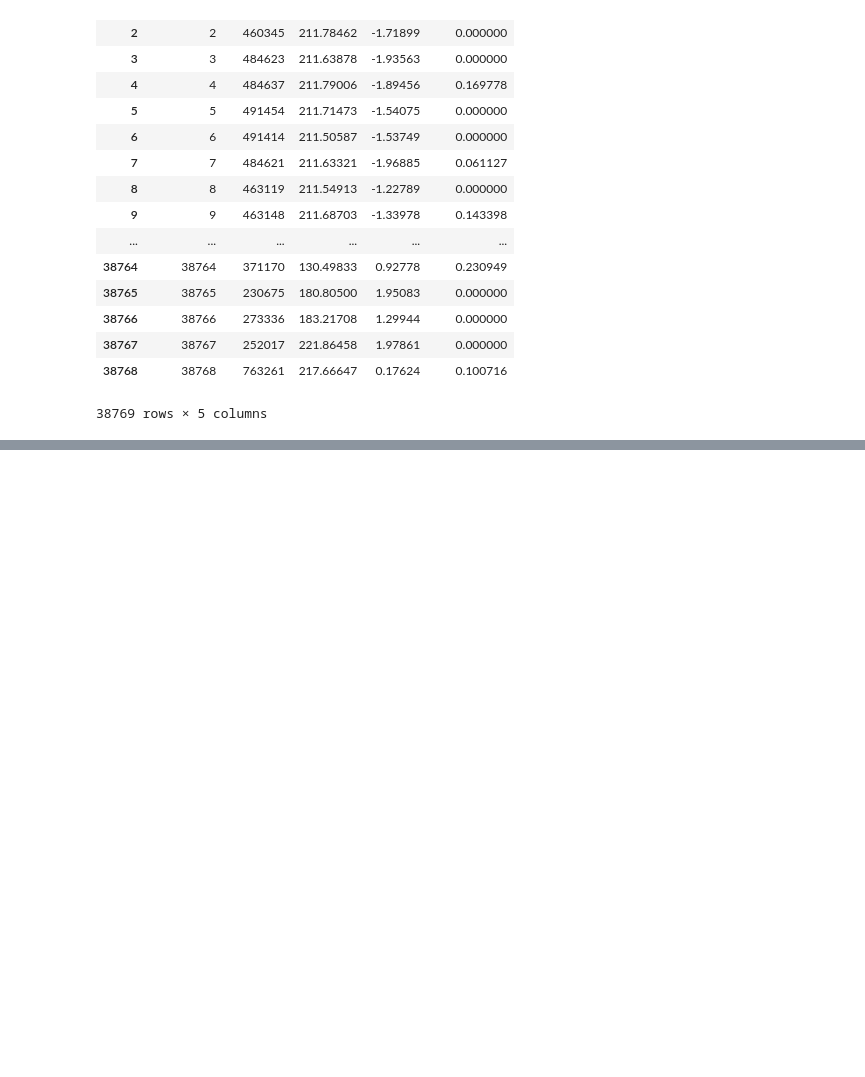
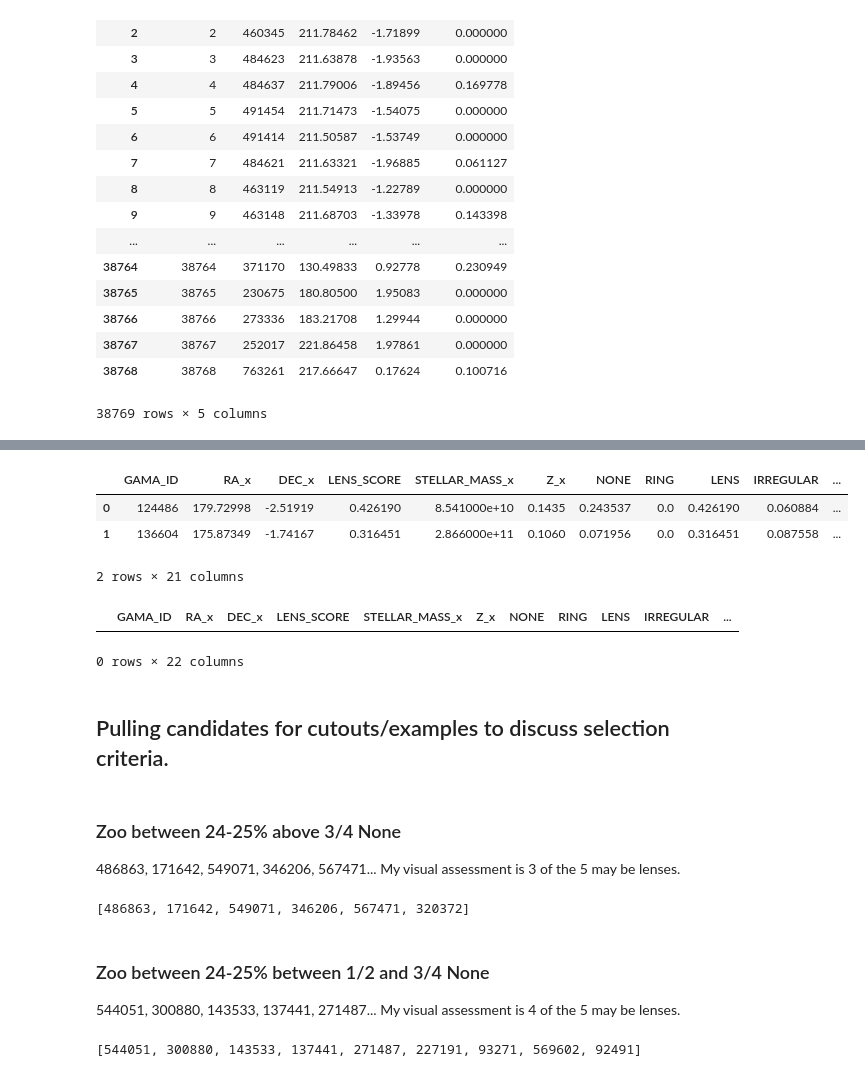
Before and after one commit to shawnknabel/lens_methods, a Jupyter notebook: Shawn Knabel - Gravitational Lensing Notebook - Concise.ipynb, the cells around one changed output, grey strips where cells are left out. Drawn from its saved outputs; the diff is of its cells as text; code cells hidden in the pictures; blank space fills up the shorter version.

```diff
--- a/Shawn Knabel - Gravitational Lensing Notebook - Concise.ipynb
+++ b/Shawn Knabel - Gravitational Lensing Notebook - Concise.ipynb
@@ -1179,0 +1093,48 @@ zoo_in_gama
+# %%
+pd.merge(zoo_hard_cut, mac_with_mass, on = 'GAMA_ID', how = 'inner')
+# %% [output]
+|  | GAMA_ID | RA_x | DEC_x | LENS_SCORE | STELLAR_MASS_x | Z_x | NONE | RING | LENS | IRREGULAR | ... |
+| 0 | 124486 | 179.72998 | -2.51919 | 0.426190 | 8.541000e+10 | 0.1435 | 0.243537 | 0.0 | 0.426190 | 0.060884 | ... |
+| 1 | 136604 | 175.87349 | -1.74167 | 0.316451 | 2.866000e+11 | 0.1060 | 0.071956 | 0.0 | 0.316451 | 0.087558 | ... |
+2 rows × 21 columns
+# %%
+pd.merge(zoo_hard_cut, spec_with_mass, on = 'GAMA_ID', how = 'inner')
+# %% [output]
+|  | GAMA_ID | RA_x | DEC_x | LENS_SCORE | STELLAR_MASS_x | Z_x | NONE | RING | LENS | IRREGULAR | ... |
+0 rows × 22 columns
+# %% [markdown]
+## Pulling candidates for cutouts/examples to discuss selection criteria.
+# %% [markdown]
+### Zoo between 24-25% above 3/4 None
+486863, 171642, 549071, 346206, 567471...
+My visual assessment is 3 of the 5 may be lenses.
+# %%
+zoo_find_example1 = zoo_with_all_scores[(zoo_with_all_scores.LENS >= 0.24) &
+                                   (zoo_with_all_scores.LENS <= 0.25) &
+                                        (zoo_with_all_scores.LENS >= (3/4)*zoo_with_all_scores.NONE) &
+                                          (zoo_with_all_scores.LENS >= zoo_with_all_scores.RING) &
+                                          (zoo_with_all_scores.LENS >= zoo_with_all_scores.IRREGULAR) &
+                                          (zoo_with_all_scores.LENS >= zoo_with_all_scores.OTHER) &
+                                          (zoo_with_all_scores.LENS >= zoo_with_all_scores.DUST_LANE) &
+                                          (zoo_with_all_scores.LENS >= zoo_with_all_scores.OVERLAPPING) &
+                                         (zoo_with_all_scores.Z.notnull())]
+zoo_find_example1.GAMA_ID.tolist()
+# %% [output]
+[486863, 171642, 549071, 346206, 567471, 320372]
+# %% [markdown]
+### Zoo between 24-25% between 1/2 and 3/4 None
+544051, 300880, 143533, 137441, 271487... My visual assessment is 4 of the 5 may be lenses.
+# %%
+zoo_find_example2 = zoo_with_all_scores[(zoo_with_all_scores.LENS >= 0.24) &
+                                   (zoo_with_all_scores.LENS <= 0.25) &
+                                        (zoo_with_all_scores.LENS >= (1/2)*zoo_with_all_scores.NONE) &
+                                        (zoo_with_all_scores.LENS <= (3/4)*zoo_with_all_scores.NONE) &
+                                          (zoo_with_all_scores.LENS >= zoo_with_all_scores.RING) &
+                                          (zoo_with_all_scores.LENS >= zoo_with_all_scores.IRREGULAR) &
+                                          (zoo_with_all_scores.LENS >= zoo_with_all_scores.OTHER) &
+                                          (zoo_with_all_scores.LENS >= zoo_with_all_scores.DUST_LANE) &
+                                          (zoo_with_all_scores.LENS >= zoo_with_all_scores.OVERLAPPING) &
+                                         (zoo_with_all_scores.Z.notnull())]
+zoo_find_example2.GAMA_ID.tolist()
+# %% [output]
+[544051, 300880, 143533, 137441, 271487, 227191, 93271, 569602, 92491]
```
Also changed, not shown: parts of 27 cells of this notebook, 8 other files.
